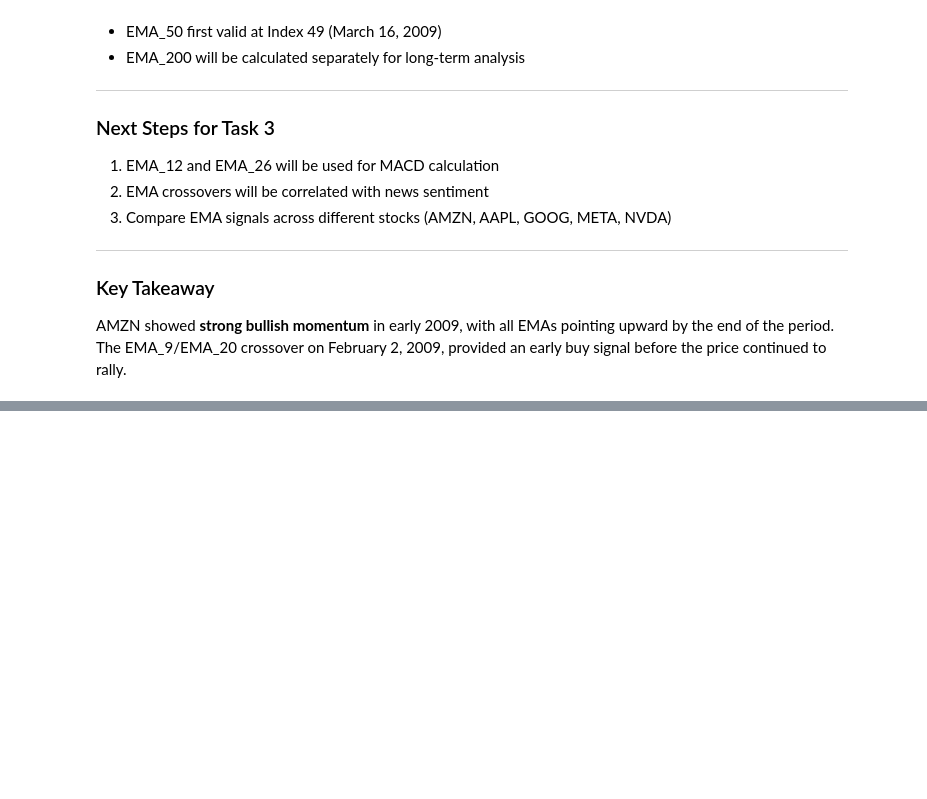
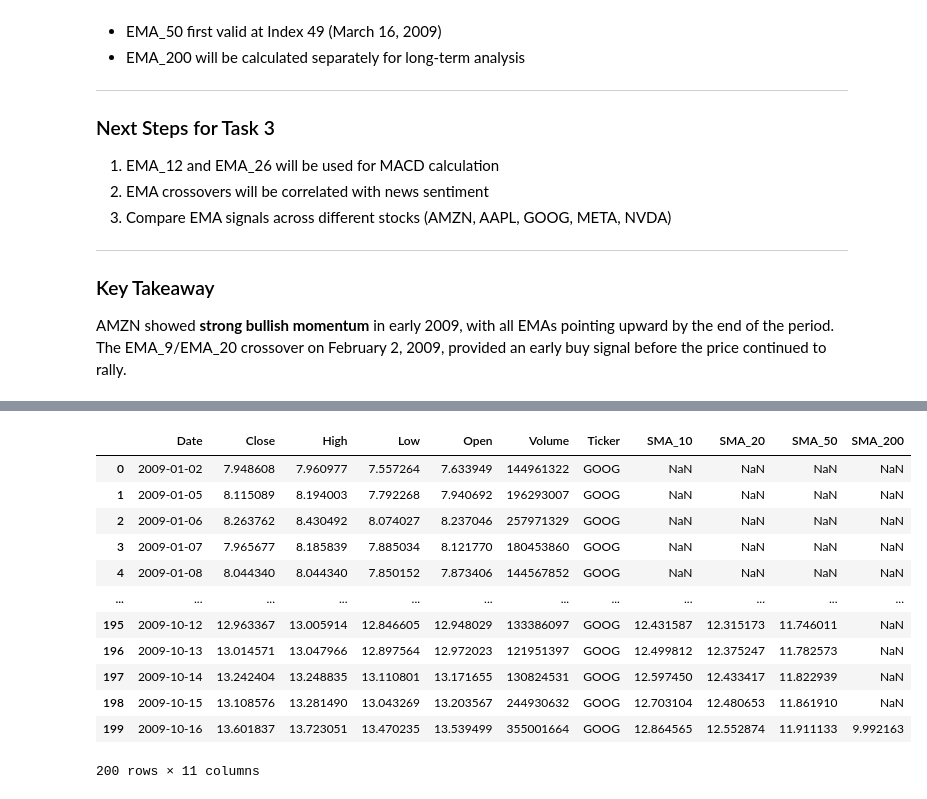
Before and after one commit to hawi088/News-Sentiment, a Jupyter notebook: notebooks/task2_eda.ipynb, the cells around one changed output, grey strips where cells are left out. Drawn from its saved outputs; the diff is of its cells as text; code cells hidden in the pictures; blank space fills up the shorter version.

```diff
--- a/notebooks/task2_eda.ipynb
+++ b/notebooks/task2_eda.ipynb
@@ -618,0 +637,20 @@ AMZN showed **strong bullish momentum** in early 2009, with all EMAs pointing up
+# %%
+goog['SMA_10']=goog['Close'].rolling(window=10).mean()
+goog['SMA_20']=goog['Close'].rolling(window=20).mean()
+goog['SMA_50']=goog['Close'].rolling(window=50).mean()
+goog['SMA_200']=goog['Close'].rolling(window=200).mean()
+goog.head(200)
+# %% [output]
+|  | Date | Close | High | Low | Open | Volume | Ticker | SMA_10 | SMA_20 | SMA_50 | SMA_200 |
+| 0 | 2009-01-02 | 7.948608 | 7.960977 | 7.557264 | 7.633949 | 144961322 | GOOG | NaN | NaN | NaN | NaN |
+| 1 | 2009-01-05 | 8.115089 | 8.194003 | 7.792268 | 7.940692 | 196293007 | GOOG | NaN | NaN | NaN | NaN |
+| 2 | 2009-01-06 | 8.263762 | 8.430492 | 8.074027 | 8.237046 | 257971329 | GOOG | NaN | NaN | NaN | NaN |
+| 3 | 2009-01-07 | 7.965677 | 8.185839 | 7.885034 | 8.121770 | 180453860 | GOOG | NaN | NaN | NaN | NaN |
+| 4 | 2009-01-08 | 8.044340 | 8.044340 | 7.850152 | 7.873406 | 144567852 | GOOG | NaN | NaN | NaN | NaN |
+| ... | ... | ... | ... | ... | ... | ... | ... | ... | ... | ... | ... |
+| 195 | 2009-10-12 | 12.963367 | 13.005914 | 12.846605 | 12.948029 | 133386097 | GOOG | 12.431587 | 12.315173 | 11.746011 | NaN |
+| 196 | 2009-10-13 | 13.014571 | 13.047966 | 12.897564 | 12.972023 | 121951397 | GOOG | 12.499812 | 12.375247 | 11.782573 | NaN |
+| 197 | 2009-10-14 | 13.242404 | 13.248835 | 13.110801 | 13.171655 | 130824531 | GOOG | 12.597450 | 12.433417 | 11.822939 | NaN |
+| 198 | 2009-10-15 | 13.108576 | 13.281490 | 13.043269 | 13.203567 | 244930632 | GOOG | 12.703104 | 12.480653 | 11.861910 | NaN |
+| 199 | 2009-10-16 | 13.601837 | 13.723051 | 13.470235 | 13.539499 | 355001664 | GOOG | 12.864565 | 12.552874 | 11.911133 | 9.992163 |
+200 rows × 11 columns
```
Also changed, not shown: parts of 5 cells of this notebook.
